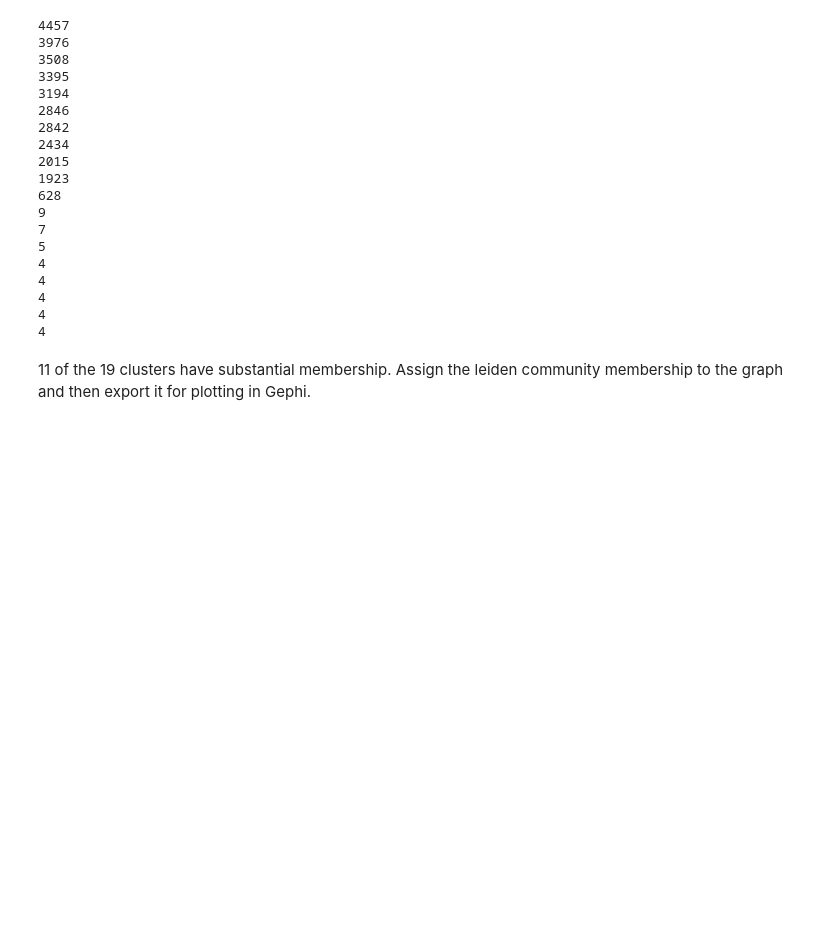
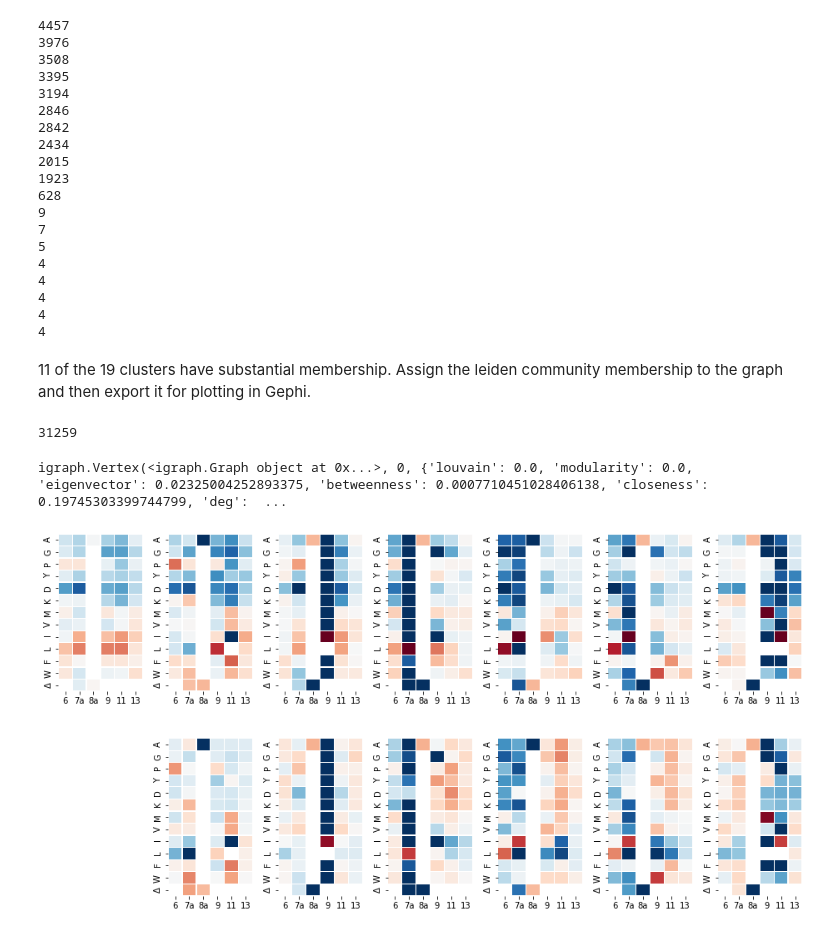
Before and after one commit to MayaPetek/InDelScanner, a Jupyter notebook: Results_Remkes/Hamming_Graph_Partitioning.ipynb, the cells around one changed output. Drawn from its saved outputs; the diff is of its cells as text; code cells hidden in the pictures; blank space fills up the shorter version.

Commit message:
Show Leiden cluster content

```diff
--- a/Results_Remkes/Hamming_Graph_Partitioning.ipynb
+++ b/Results_Remkes/Hamming_Graph_Partitioning.ipynb
@@ -292,3 +305,20 @@ leiden_sorted = OrderedDict(sorted(leiden_memb.items()))
 H.vs['leiden'] = list(leiden_sorted.values())
 # %%
 H.write_graphml('Hamming_with_Leiden.graphml')
+# %%
+len(H.vs)
+# %% [output]
+31259
+# %%
+H.vs[0]
+# %% [output]
+igraph.Vertex(<igraph.Graph object at 0x...>, 0, {'louvain': 0.0, 'modularity': 0.0, 'eigenvector': 0.02325004252893375, 'betweenness': 0.0007710451028406138, 'closeness': 0.19745303399744799, 'deg':  ...
+# %%
+subgraph_dict = {i: [H.vs[nd]['id'] for nd in range(len(H.vs)) if H.vs[nd]['leiden'] == i] for i in range(5)}
+
+cluster_dfs = {i: df_pos.loc[subgraph_dict[i]] for i in range(5)}
+connected_df = df_pos.loc[list(G.nodes())]
+# %%
+plot_clusters(connected_df, cluster_dfs, (-3, 3),  np.log2, fname='Leiden_clusters_0-4.svg', fsize=(16,8))
+# %% [output]
+[figure, added]
```
Also changed, not shown: parts of 5 cells of this notebook.
